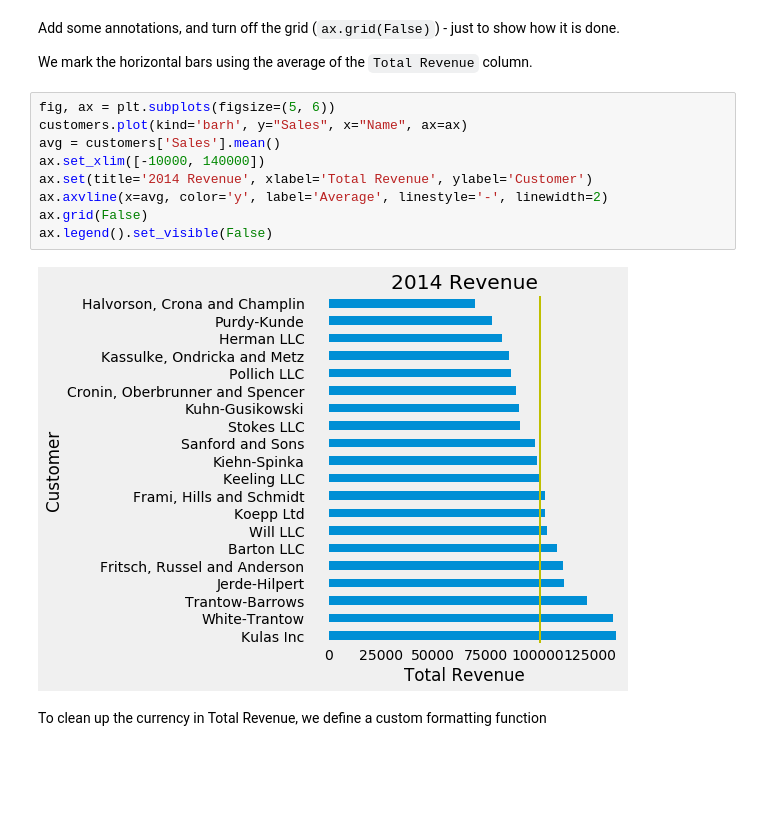
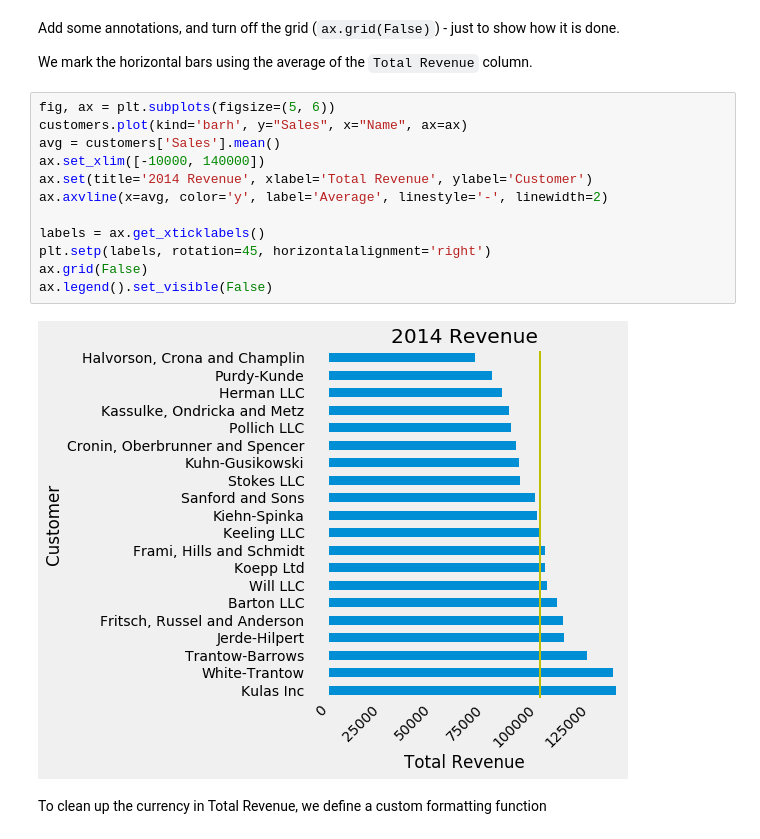
Before and after one commit to RickyMacharm/plotting, a Jupyter notebook: Matplotlib.ipynb, the cells around one changed output. Drawn from its saved outputs; the diff is of its cells as text; blank space fills up the shorter version.

```diff
--- a/Matplotlib.ipynb
+++ b/Matplotlib.ipynb
@@ -238,14 +265,17 @@ We mark the horizontal bars using the average of the `Total Revenue` column.
 # %%
 fig, ax = plt.subplots(figsize=(5, 6))
 customers.plot(kind='barh', y="Sales", x="Name", ax=ax)
 avg = customers['Sales'].mean()
 ax.set_xlim([-10000, 140000])
 ax.set(title='2014 Revenue', xlabel='Total Revenue', ylabel='Customer')
 ax.axvline(x=avg, color='y', label='Average', linestyle='-', linewidth=2)
+
+labels = ax.get_xticklabels()
+plt.setp(labels, rotation=45, horizontalalignment='right')
 ax.grid(False)
 ax.legend().set_visible(False)
 # %% [output]
-[figure, old version]
+[figure, new version]
 # %% [markdown]
 To clean up the currency in Total Revenue, we define a custom formatting function
 # %%
```
Also changed, not shown: parts of 10 cells of this notebook.
